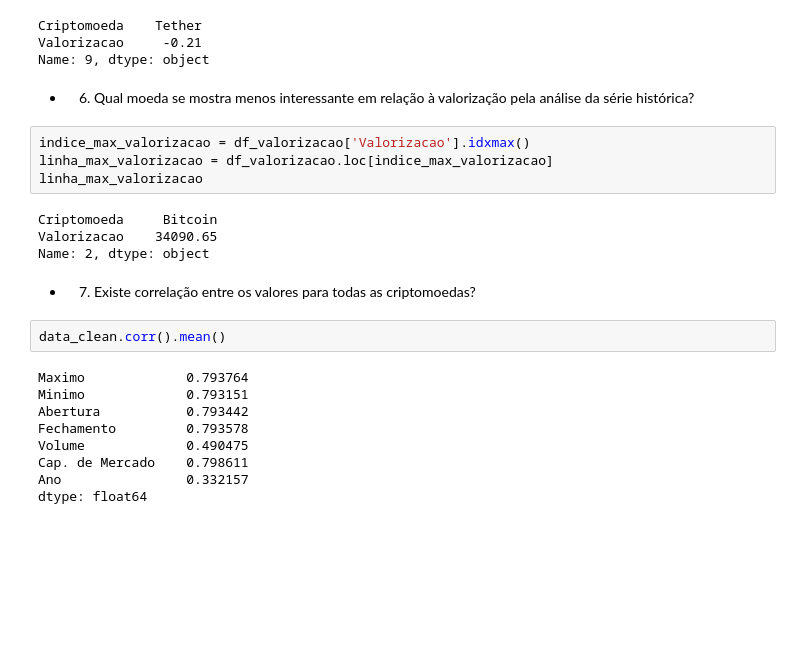
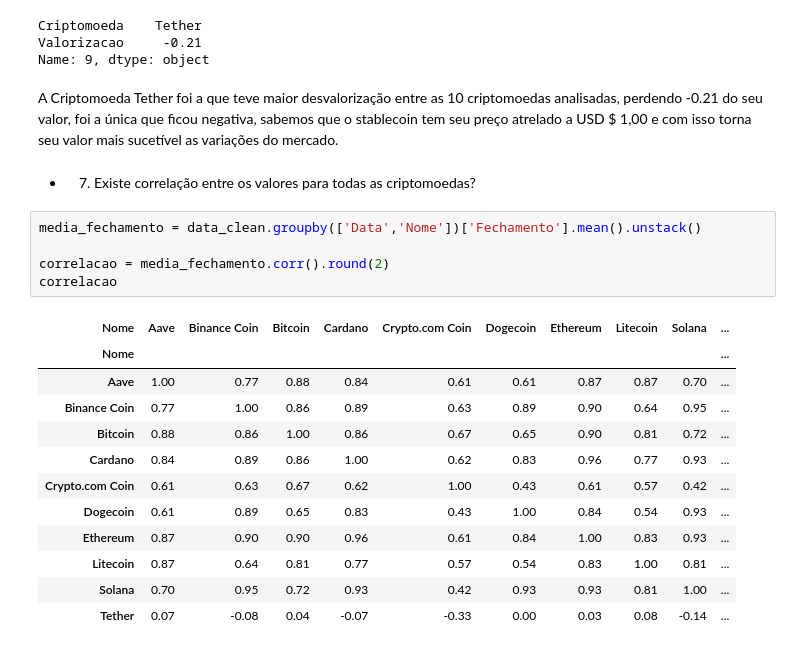
Before and after one commit to gideoni-santos/HermesCrypto, a Jupyter notebook: relatorio.ipynb, the cells around one changed output. Cells and saved outputs as stored; diff of their text form; blank space fills up the shorter version.

```diff
--- a/relatorio.ipynb
+++ b/relatorio.ipynb
@@ -526,27 +542,25 @@ linha_min_valorizacao
 Criptomoeda    Tether
 Valorizacao     -0.21
 Name: 9, dtype: object
-# %% [markdown]
-- 6. Qual moeda se mostra menos interessante em relação à valorização pela análise da série
-histórica?
-# %%
-indice_max_valorizacao = df_valorizacao['Valorizacao'].idxmax()
-linha_max_valorizacao = df_valorizacao.loc[indice_max_valorizacao]
-linha_max_valorizacao
-# %% [output]
-Criptomoeda     Bitcoin
-Valorizacao    34090.65
-Name: 2, dtype: object
+# %% [markdown]
+A Criptomoeda Tether foi a que teve maior desvalorização entre as 10 criptomoedas analisadas, perdendo -0.21 do seu valor, foi a única que ficou negativa, sabemos que o stablecoin tem seu preço atrelado a USD $ 1,00 e com isso torna seu valor mais sucetível as variações do mercado.
 # %% [markdown]
 - 7. Existe correlação entre os valores para todas as criptomoedas?
-# %%
-data_clean.corr().mean()
-# %% [output]
-Maximo             0.793764
-Minimo             0.793151
-Abertura           0.793442
-Fechamento         0.793578
-Volume             0.490475
-Cap. de Mercado    0.798611
-Ano                0.332157
-dtype: float64
+# %%
+media_fechamento = data_clean.groupby(['Data','Nome'])['Fechamento'].mean().unstack()
+
+correlacao = media_fechamento.corr().round(2)
+correlacao
+# %% [output]
+| Nome | Aave | Binance Coin | Bitcoin | Cardano | Crypto.com Coin | Dogecoin | Ethereum | Litecoin | Solana | ... |
+| Nome |  |  |  |  |  |  |  |  |  | ... |
+| Aave | 1.00 | 0.77 | 0.88 | 0.84 | 0.61 | 0.61 | 0.87 | 0.87 | 0.70 | ... |
+| Binance Coin | 0.77 | 1.00 | 0.86 | 0.89 | 0.63 | 0.89 | 0.90 | 0.64 | 0.95 | ... |
+| Bitcoin | 0.88 | 0.86 | 1.00 | 0.86 | 0.67 | 0.65 | 0.90 | 0.81 | 0.72 | ... |
+| Cardano | 0.84 | 0.89 | 0.86 | 1.00 | 0.62 | 0.83 | 0.96 | 0.77 | 0.93 | ... |
+| Crypto.com Coin | 0.61 | 0.63 | 0.67 | 0.62 | 1.00 | 0.43 | 0.61 | 0.57 | 0.42 | ... |
+| Dogecoin | 0.61 | 0.89 | 0.65 | 0.83 | 0.43 | 1.00 | 0.84 | 0.54 | 0.93 | ... |
+| Ethereum | 0.87 | 0.90 | 0.90 | 0.96 | 0.61 | 0.84 | 1.00 | 0.83 | 0.93 | ... |
+| Litecoin | 0.87 | 0.64 | 0.81 | 0.77 | 0.57 | 0.54 | 0.83 | 1.00 | 0.81 | ... |
+| Solana | 0.70 | 0.95 | 0.72 | 0.93 | 0.42 | 0.93 | 0.93 | 0.81 | 1.00 | ... |
+| Tether | 0.07 | -0.08 | 0.04 | -0.07 | -0.33 | 0.00 | 0.03 | 0.08 | -0.14 | ... |
```
Also changed, not shown: parts of 14 cells of this notebook.
